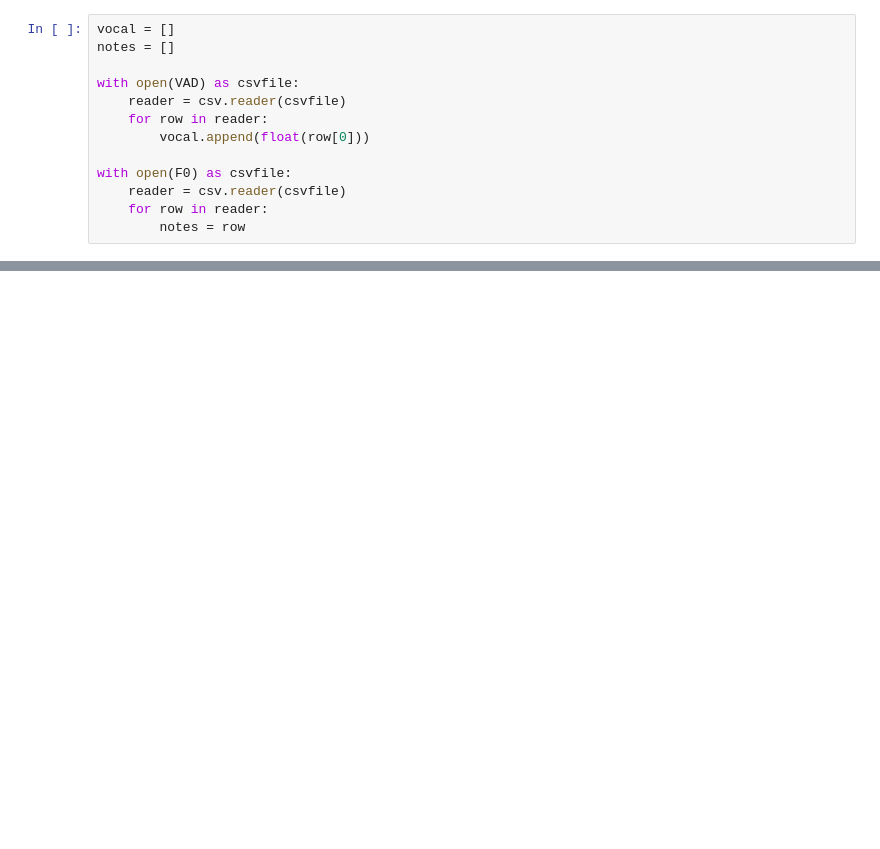
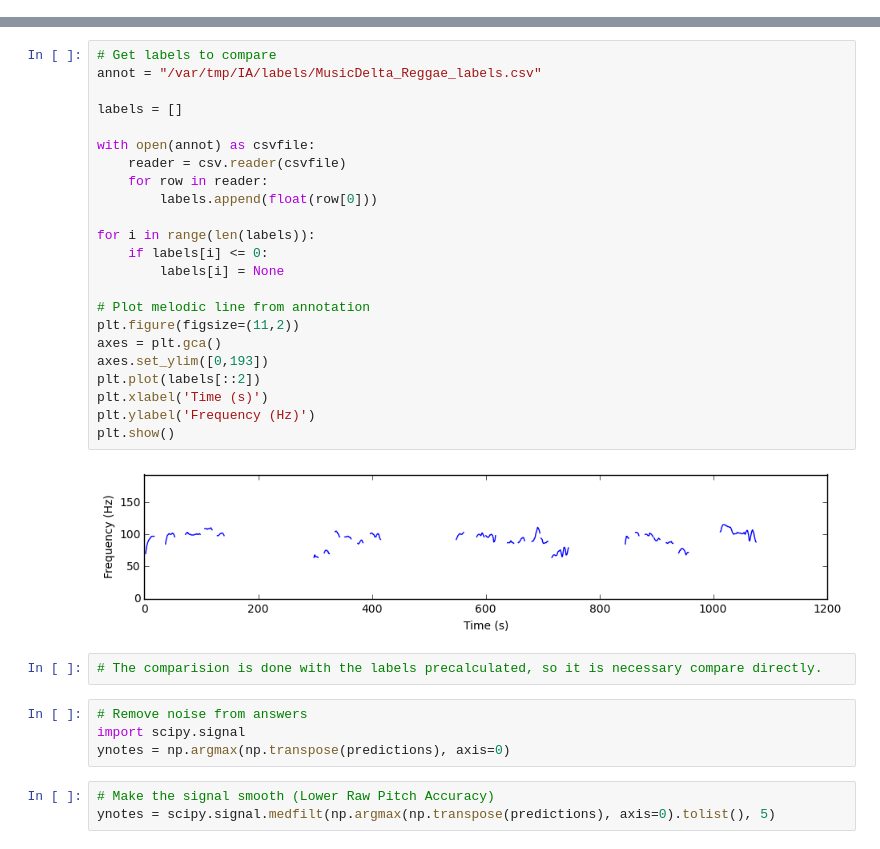
Before and after one commit to shayenne/IAmelodyDNN, a Jupyter notebook: Making Predictions.ipynb, the cells around one changed output, grey strips where cells are left out. Cells and saved outputs as stored; diff of their text form; blank space fills up the shorter version.

```diff
--- a/Making Predictions.ipynb
+++ b/Making Predictions.ipynb
@@ -9,13 +0,0 @@ F0  = "F0result.csv"
-# %%
-vocal = []
-notes = []
-
-with open(VAD) as csvfile:
-    reader = csv.reader(csvfile)
-    for row in reader:
-        vocal.append(float(row[0]))
-
-with open(F0) as csvfile:
-    reader = csv.reader(csvfile)
-    for row in reader:
-        notes = row
@@ -21,0 +64,34 @@ with open(F0) as csvfile:
+# %%
+# Get labels to compare
+annot = "/var/tmp/IA/labels/MusicDelta_Reggae_labels.csv"
+
+labels = []
+
+with open(annot) as csvfile:
+    reader = csv.reader(csvfile)
+    for row in reader:
+        labels.append(float(row[0]))
+
+for i in range(len(labels)):
+    if labels[i] <= 0:
+        labels[i] = None
+
+# Plot melodic line from annotation
+plt.figure(figsize=(11,2))
+axes = plt.gca()
+axes.set_ylim([0,193])
+plt.plot(labels[::2])
+plt.xlabel('Time (s)')
+plt.ylabel('Frequency (Hz)')
+plt.show()
+# %% [output]
+[figure, added]
+# %%
+# The comparision is done with the labels precalculated, so it is necessary compare directly.
+# %%
+# Remove noise from answers
+import scipy.signal
+ynotes = np.argmax(np.transpose(predictions), axis=0)
+# %%
+# Make the signal smooth (Lower Raw Pitch Accuracy)
+ynotes = scipy.signal.medfilt(np.argmax(np.transpose(predictions), axis=0).tolist(), 5)
```
Also changed, not shown: parts of 26 cells of this notebook.
